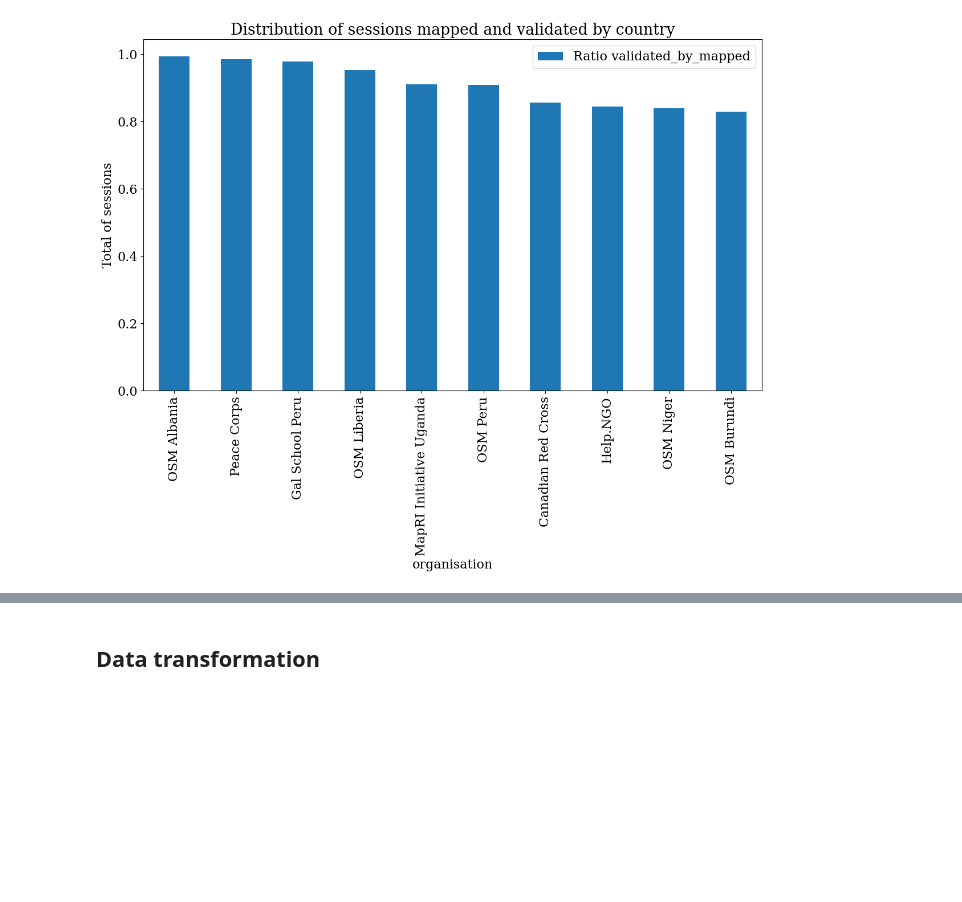
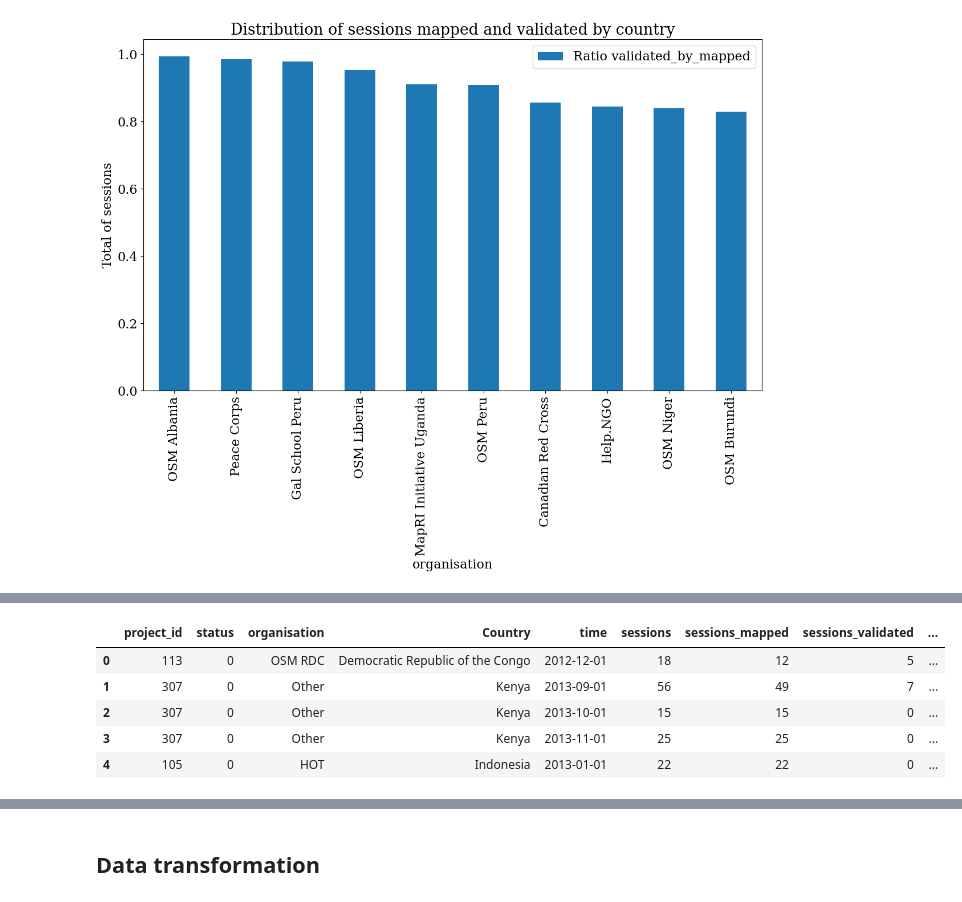
Before and after one commit to SIDIBEMoussa/Humanitarian-activity-analysis, a Jupyter notebook: Final notebook (EDA + Modeling)/Final_Notebook.ipynb, the cells around one changed output, grey strips where cells are left out. Drawn from its saved outputs; the diff is of its cells as text; code cells hidden in the pictures; blank space fills up the shorter version.

```diff
--- a/Final notebook (EDA + Modeling)/Final_Notebook.ipynb
+++ b/Final notebook (EDA + Modeling)/Final_Notebook.ipynb
@@ -221,0 +200,9 @@ plt.show()
+# %%
+activity_by_month.head()
+# %% [output]
+|  | project_id | status | organisation | Country | time | sessions | sessions_mapped | sessions_validated | ... |
+| 0 | 113 | 0 | OSM RDC | Democratic Republic of the Congo | 2012-12-01 | 18 | 12 | 5 | ... |
+| 1 | 307 | 0 | Other | Kenya | 2013-09-01 | 56 | 49 | 7 | ... |
+| 2 | 307 | 0 | Other | Kenya | 2013-10-01 | 15 | 15 | 0 | ... |
+| 3 | 307 | 0 | Other | Kenya | 2013-11-01 | 25 | 25 | 0 | ... |
+| 4 | 105 | 0 | HOT | Indonesia | 2013-01-01 | 22 | 22 | 0 | ... |
```
Also changed, not shown: parts of 10 cells of this notebook.
